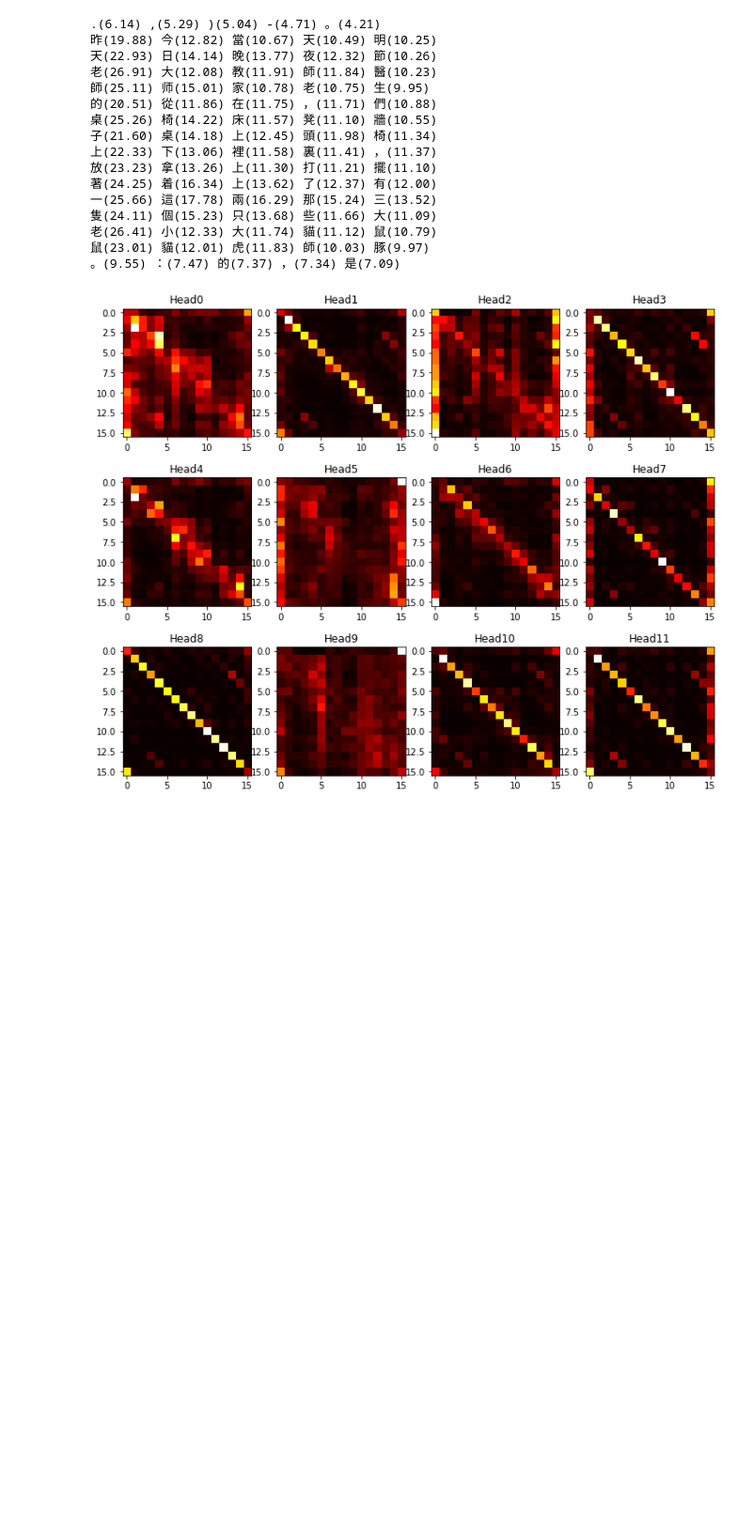
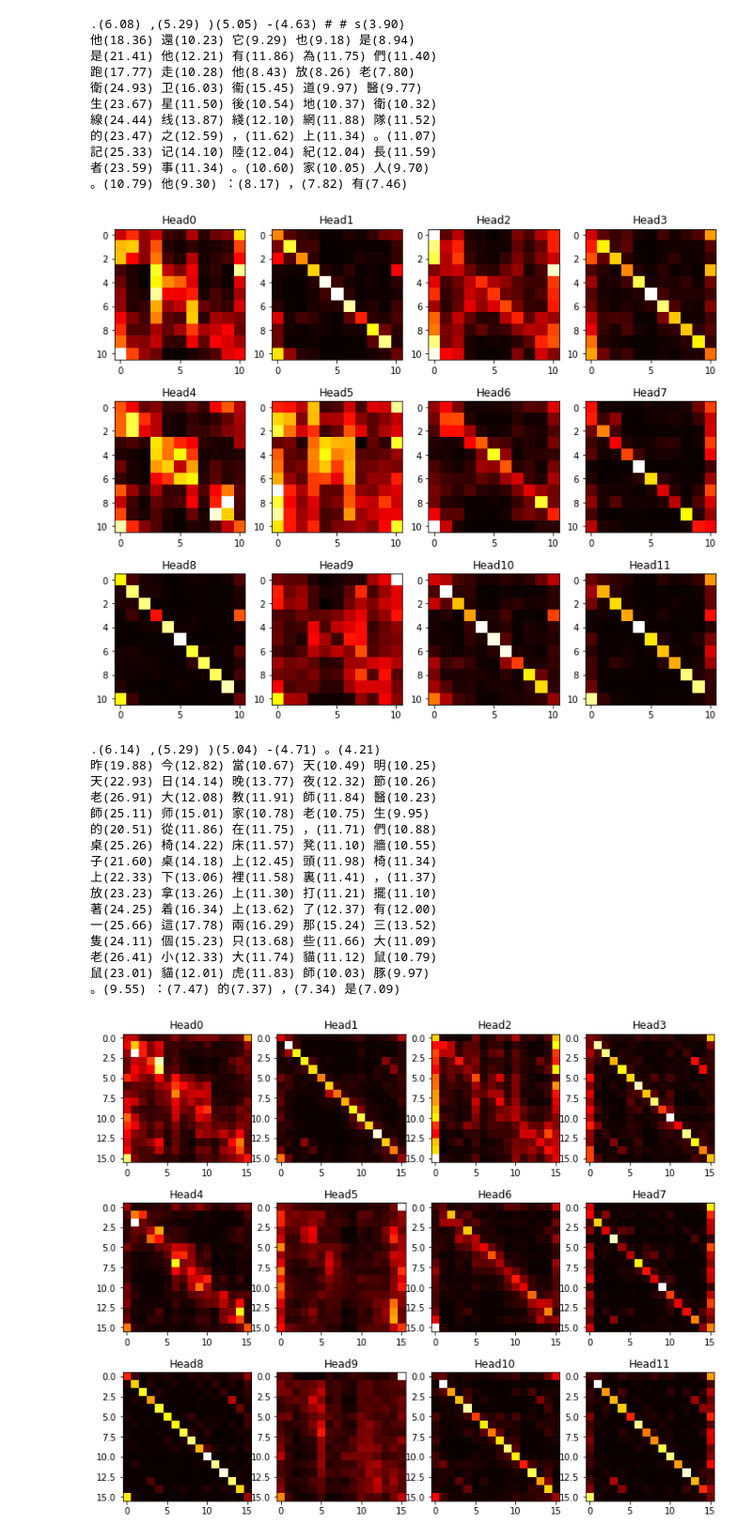
Before and after one commit to seantyh/OntoDeepLex, a Jupyter notebook: notebooks/70-affix/70.12-affix-mlm.ipynb, the cells around one changed output. Shown at 94% size. Drawn from its saved outputs; the diff is of its cells as text; code cells hidden in the pictures; blank space fills up the shorter version.

```diff
--- a/notebooks/70-affix/70.12-affix-mlm.ipynb
+++ b/notebooks/70-affix/70.12-affix-mlm.ipynb
@@ -27,6 +27,21 @@ def show_cloze(text):
     for ax_i, ax in enumerate(chain.from_iterable(axes)):
         ax.imshow(last_att[0,ax_i,:,:].detach().numpy(), cmap="hot")
         ax.set_title(f"Head{ax_i}")
+# %%
+show_cloze("他是跑衛生線的記者")
+# %% [output]
+.(6.08) ,(5.29) )(5.05) -(4.63) # # s(3.90)
+他(18.36) 還(10.23) 它(9.29) 也(9.18) 是(8.94)
+是(21.41) 他(12.21) 有(11.86) 為(11.75) 們(11.40)
+跑(17.77) 走(10.28) 他(8.43) 放(8.26) 老(7.80)
+衛(24.93) 卫(16.03) 衞(15.45) 道(9.97) 醫(9.77)
+生(23.67) 星(11.50) 後(10.54) 地(10.37) 衛(10.32)
+線(24.44) 线(13.87) 綫(12.10) 網(11.88) 隊(11.52)
+的(23.47) 之(12.59) ，(11.62) 上(11.34) 。(11.07)
+記(25.33) 记(14.10) 陸(12.04) 紀(12.04) 長(11.59)
+者(23.59) 事(11.34) 。(10.60) 家(10.05) 人(9.70)
+。(10.79) 他(9.30) ：(8.17) ，(7.82) 有(7.46)
+[figure, added]
 # %%
 show_cloze("昨天老師的桌子上放著一隻老鼠")
 # %% [output]
```
Also changed, not shown: 3 other files.
